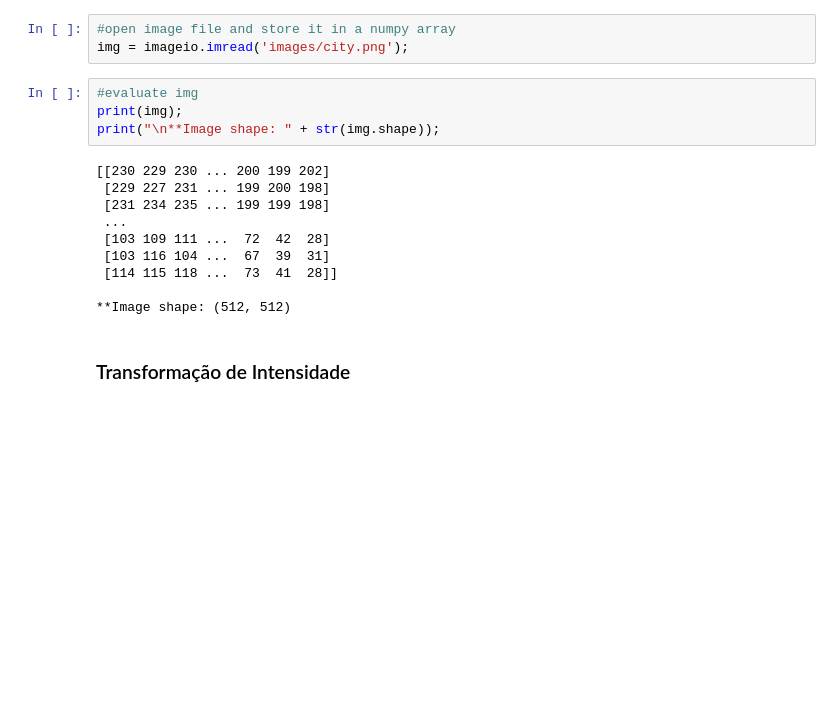
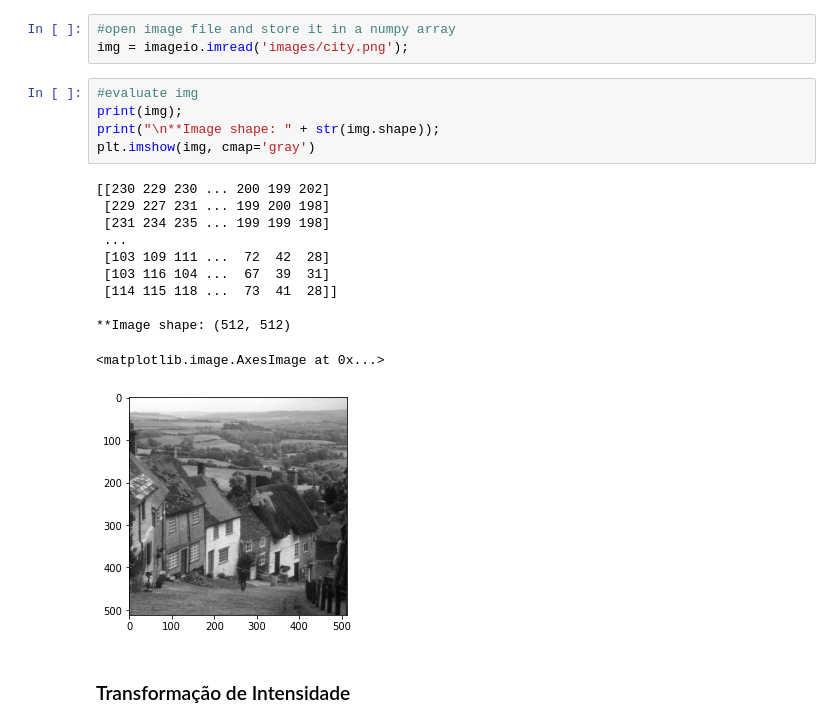
Before and after one commit to matheusrotta7/image_processing, a Jupyter notebook: trabalhos/trabalho0/Trabalho 0.ipynb, the cells around one changed output. Drawn from its saved outputs; the diff is of its cells as text; blank space fills up the shorter version.

```diff
--- a/trabalhos/trabalho0/Trabalho 0.ipynb
+++ b/trabalhos/trabalho0/Trabalho 0.ipynb
@@ -20,17 +20,20 @@ img = imageio.imread('images/city.png');
 # %%
 #evaluate img
 print(img);
 print("\n**Image shape: " + str(img.shape));
+plt.imshow(img, cmap='gray')
 # %% [output]
 [[230 229 230 ... 200 199 202]
  [229 227 231 ... 199 200 198]
  [231 234 235 ... 199 199 198]
  ...
  [103 109 111 ...  72  42  28]
  [103 116 104 ...  67  39  31]
  [114 115 118 ...  73  41  28]]
 
 **Image shape: (512, 512)
+<matplotlib.image.AxesImage at 0x...>
+[figure, added]
 # %% [markdown]
 <h3>Transformação de Intensidade</h3>
 # %%
```
Also changed, not shown: parts of 3 cells of this notebook.
